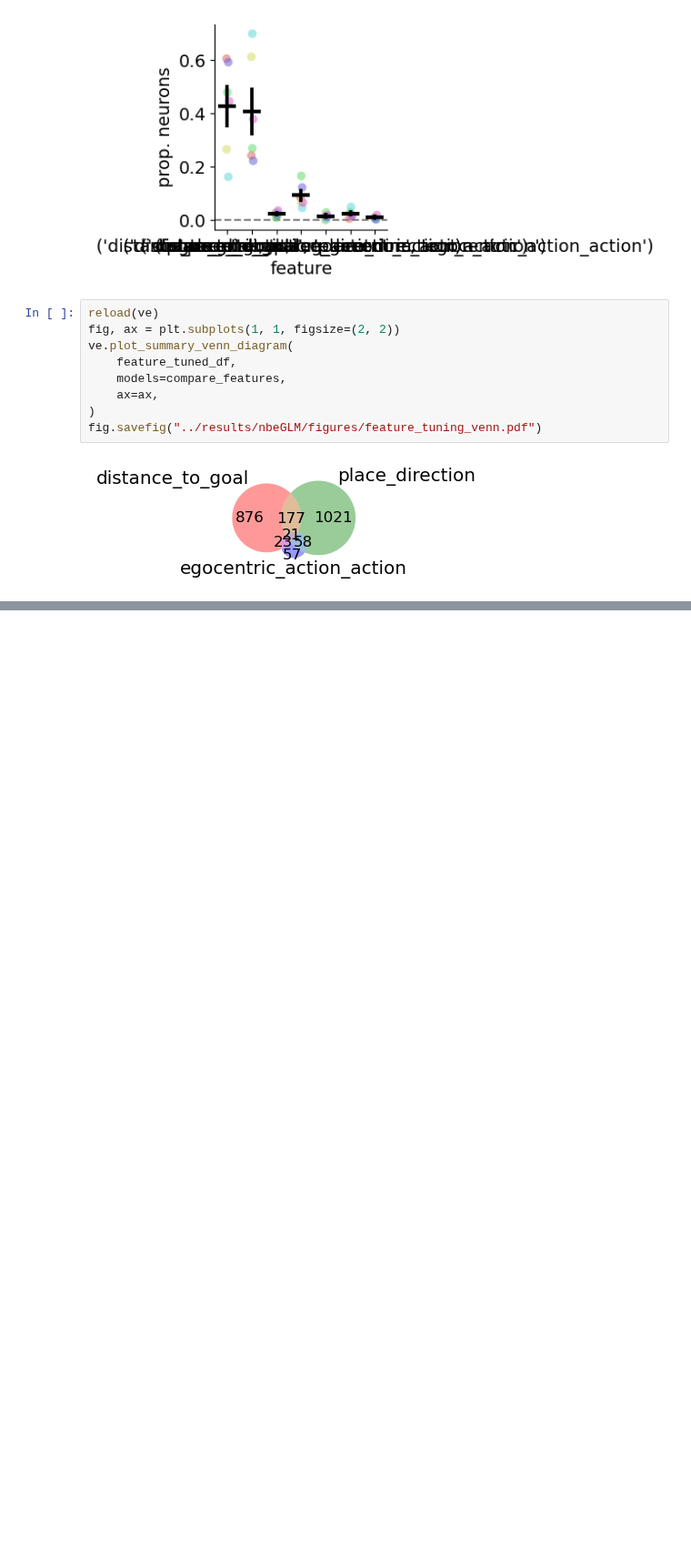
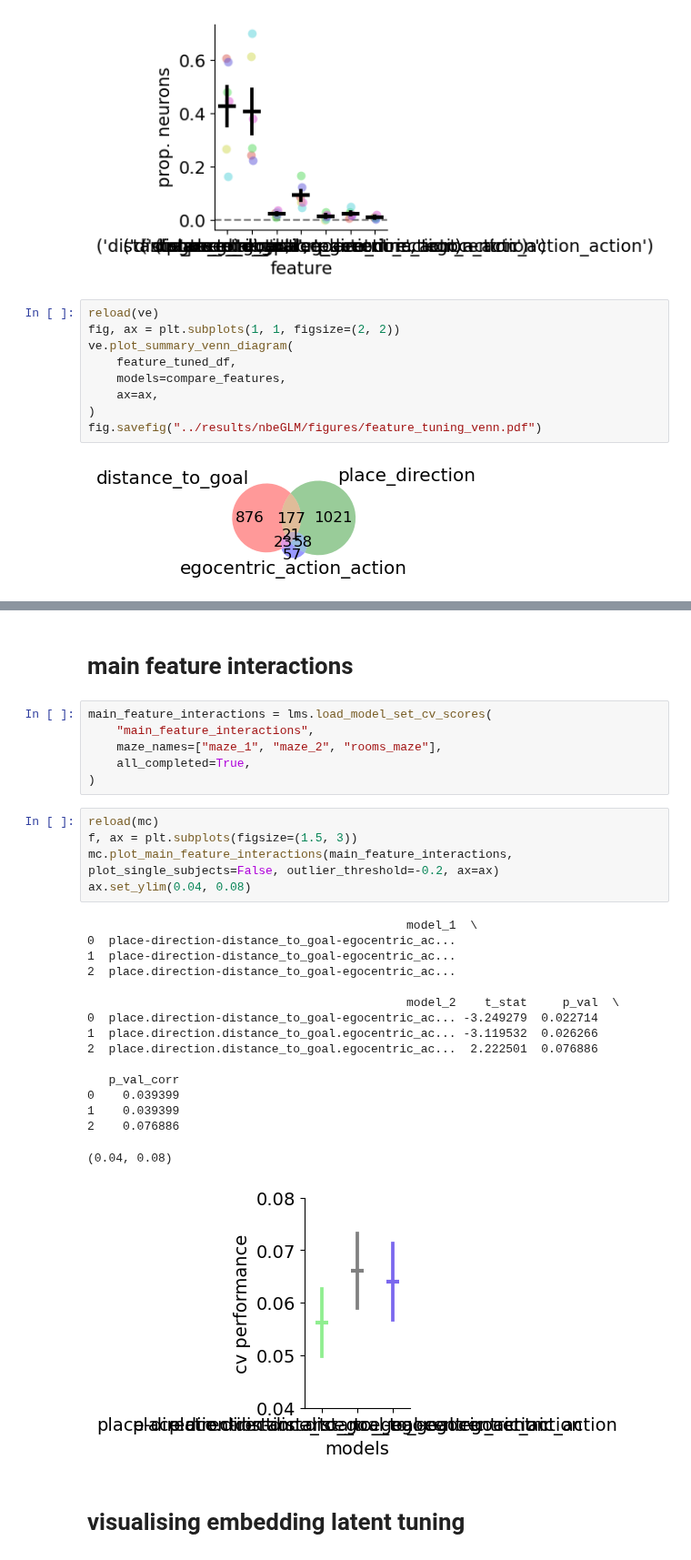
Before and after one commit to peterdoohan/GridMaze-mFC, a Jupyter notebook: Notebooks/nbeGLM.ipynb, the cells around one changed output, grey strips where cells are left out. Shown at 91% size. Cells and saved outputs as stored; diff of their text form; blank space fills up the shorter version.

```diff
--- a/Notebooks/nbeGLM.ipynb
+++ b/Notebooks/nbeGLM.ipynb
@@ -132,0 +188,32 @@ fig.savefig("../results/nbeGLM/figures/feature_tuning_venn.pdf")
+# %% [markdown]
+# main feature interactions
+# %%
+main_feature_interactions = lms.load_model_set_cv_scores(
+    "main_feature_interactions",
+    maze_names=["maze_1", "maze_2", "rooms_maze"],
+    all_completed=True,
+)
+# %%
+reload(mc)
+f, ax = plt.subplots(figsize=(1.5, 3))
+mc.plot_main_feature_interactions(main_feature_interactions, plot_single_subjects=False, outlier_threshold=-0.2, ax=ax)
+ax.set_ylim(0.04, 0.08)
+# %% [output]
+                                             model_1  \
+0  place-direction-distance_to_goal-egocentric_ac...
+1  place-direction-distance_to_goal-egocentric_ac...
+2  place.direction-distance_to_goal-egocentric_ac...
+
+                                             model_2    t_stat     p_val  \
+0  place.direction-distance_to_goal-egocentric_ac... -3.249279  0.022714
+1  place.direction.distance_to_goal.egocentric_ac... -3.119532  0.026266
+2  place.direction.distance_to_goal.egocentric_ac...  2.222501  0.076886
+
+   p_val_corr
+0    0.039399
+1    0.039399
+2    0.076886
+(0.04, 0.08)
+[figure, added]
+# %% [markdown]
+# visualising embedding latent tuning
```
Also changed, not shown: parts of 9 cells of this notebook, 1 other file.
